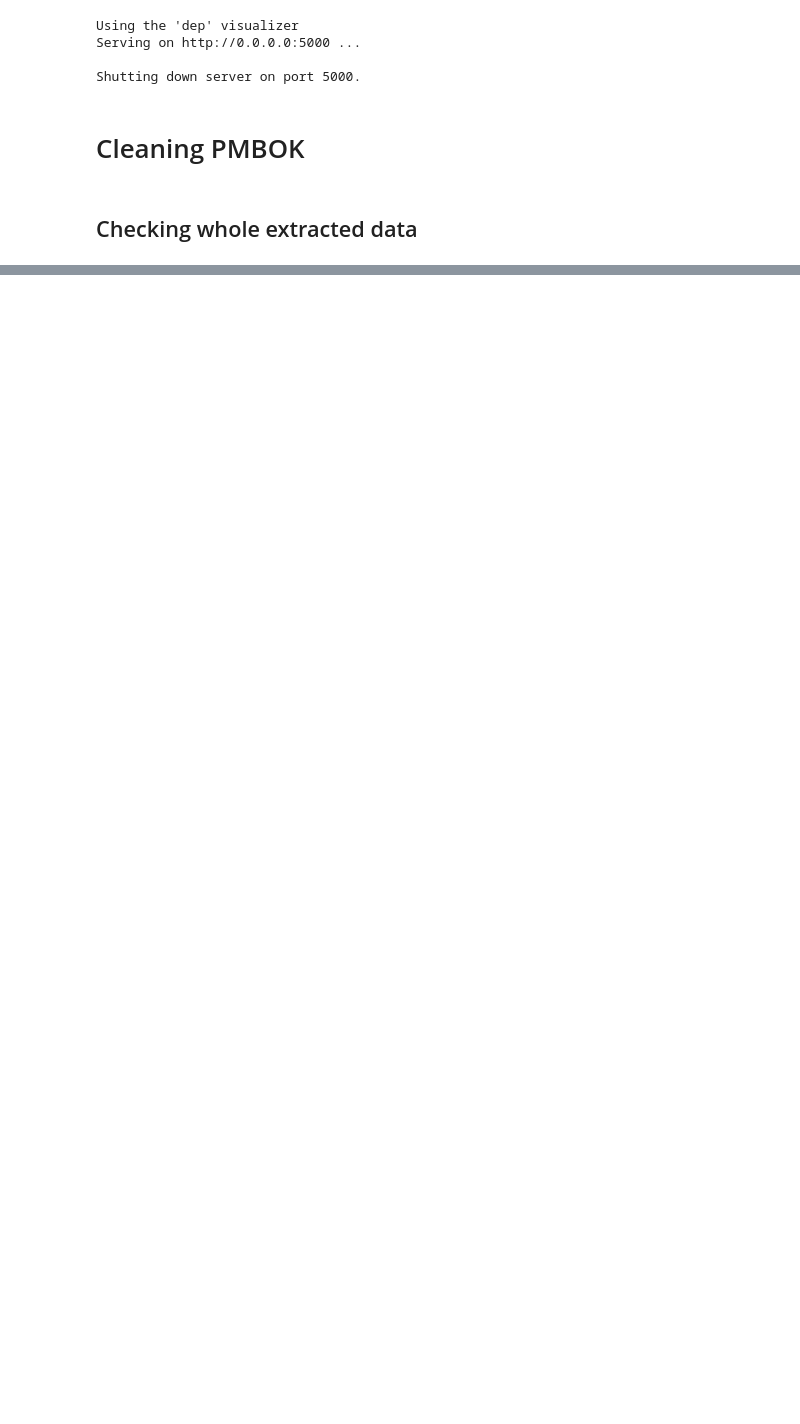
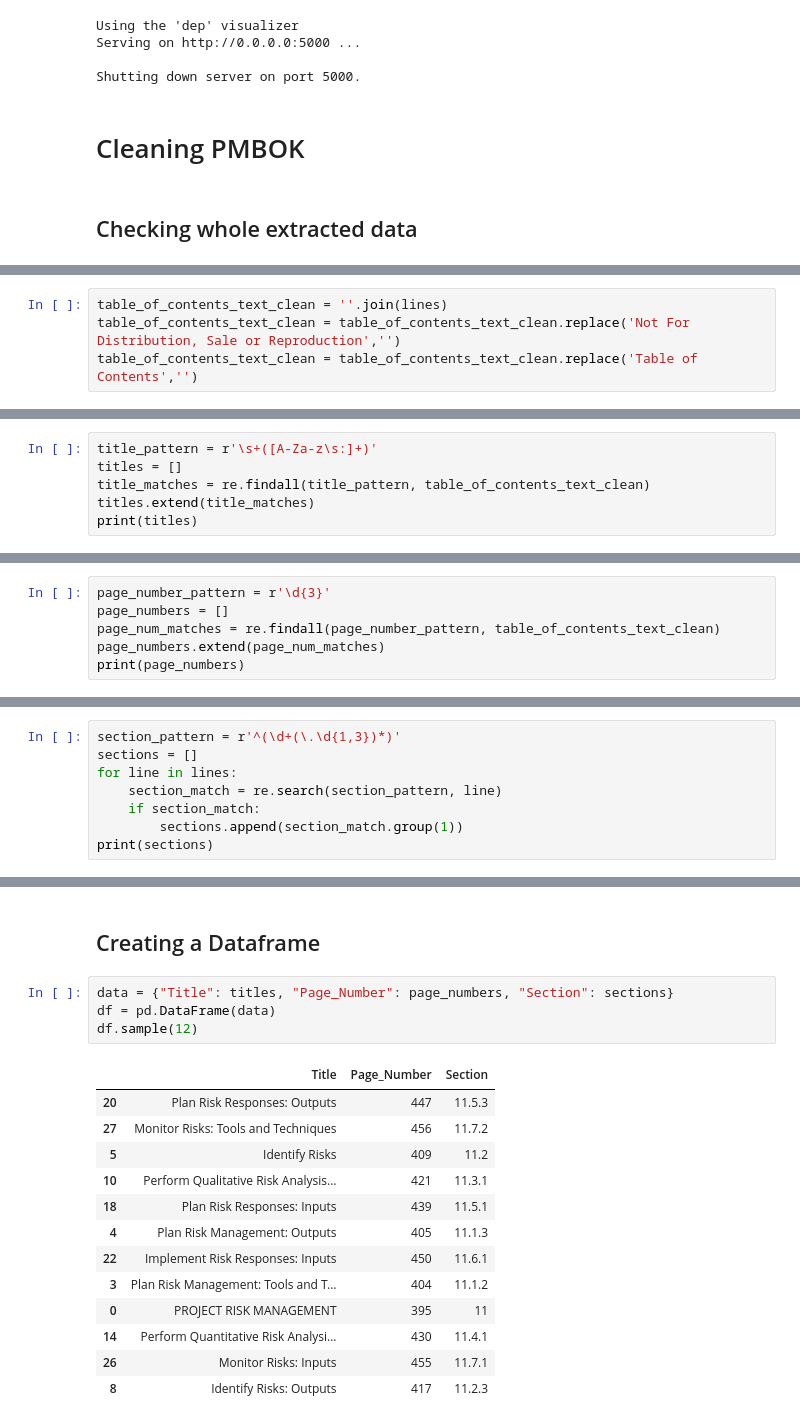
Before and after one commit to oussamaJMAA/PRM-Conceptual-Graphs-Recommendations, a Jupyter notebook: src/Data Preparation.ipynb, the cells around one changed output, grey strips where cells are left out. Cells and saved outputs as stored; diff of their text form; blank space fills up the shorter version.

Commit message:
Section_Extraction

```diff
--- a/src/Data Preparation.ipynb
+++ b/src/Data Preparation.ipynb
@@ -325,0 +311,4 @@ their individual responsibilities.
+# %%
+table_of_contents_text_clean = ''.join(lines)
+table_of_contents_text_clean = table_of_contents_text_clean.replace('Not For Distribution, Sale or Reproduction','')
+table_of_contents_text_clean = table_of_contents_text_clean.replace('Table of Contents','')
@@ -325,0 +317,6 @@ their individual responsibilities.
+# %%
+title_pattern = r'\s+([A-Za-z\s:]+)'
+titles = []
+title_matches = re.findall(title_pattern, table_of_contents_text_clean)
+titles.extend(title_matches)
+print(titles)
@@ -325,0 +327,6 @@ their individual responsibilities.
+# %%
+page_number_pattern = r'\d{3}'
+page_numbers = []
+page_num_matches = re.findall(page_number_pattern, table_of_contents_text_clean)
+page_numbers.extend(page_num_matches)
+print(page_numbers)
@@ -325,0 +337,8 @@ their individual responsibilities.
+# %%
+section_pattern = r'^(\d+(\.\d{1,3})*)'
+sections = []
+for line in lines:
+    section_match = re.search(section_pattern, line)
+    if section_match:
+        sections.append(section_match.group(1))
+print(sections)
@@ -325,0 +357,20 @@ their individual responsibilities.
+# %% [markdown]
+## Creating a Dataframe
+# %%
+data = {"Title": titles, "Page_Number": page_numbers, "Section": sections}
+df = pd.DataFrame(data)
+df.sample(12)
+# %% [output]
+|  | Title | Page_Number | Section |
+| 20 | Plan Risk Responses: Outputs | 447 | 11.5.3 |
+| 27 | Monitor Risks: Tools and Techniques | 456 | 11.7.2 |
+| 5 | Identify Risks | 409 | 11.2 |
+| 10 | Perform Qualitative Risk Analysis... | 421 | 11.3.1 |
+| 18 | Plan Risk Responses: Inputs | 439 | 11.5.1 |
+| 4 | Plan Risk Management: Outputs | 405 | 11.1.3 |
+| 22 | Implement Risk Responses: Inputs | 450 | 11.6.1 |
+| 3 | Plan Risk Management: Tools and T... | 404 | 11.1.2 |
+| 0 | PROJECT RISK MANAGEMENT | 395 | 11 |
+| 14 | Perform Quantitative Risk Analysi... | 430 | 11.4.1 |
+| 26 | Monitor Risks: Inputs | 455 | 11.7.1 |
+| 8 | Identify Risks: Outputs | 417 | 11.2.3 |
```
Also changed, not shown: parts of 19 cells of this notebook.
